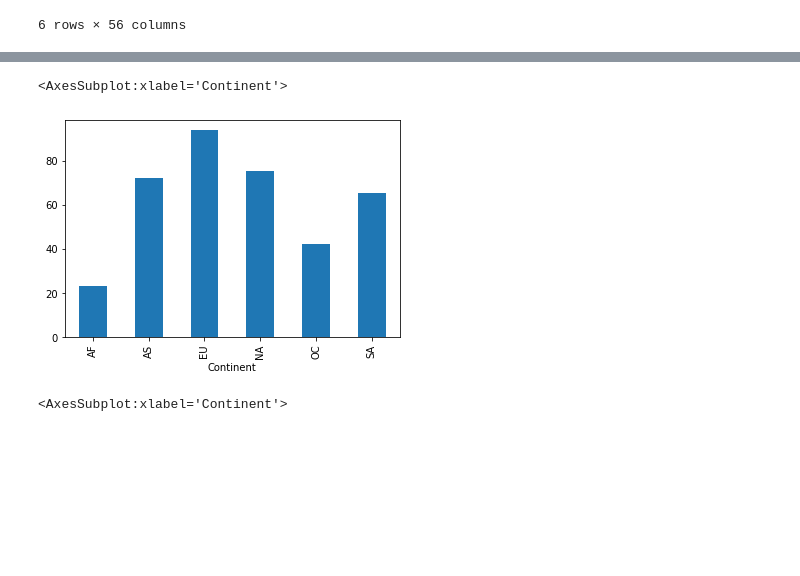
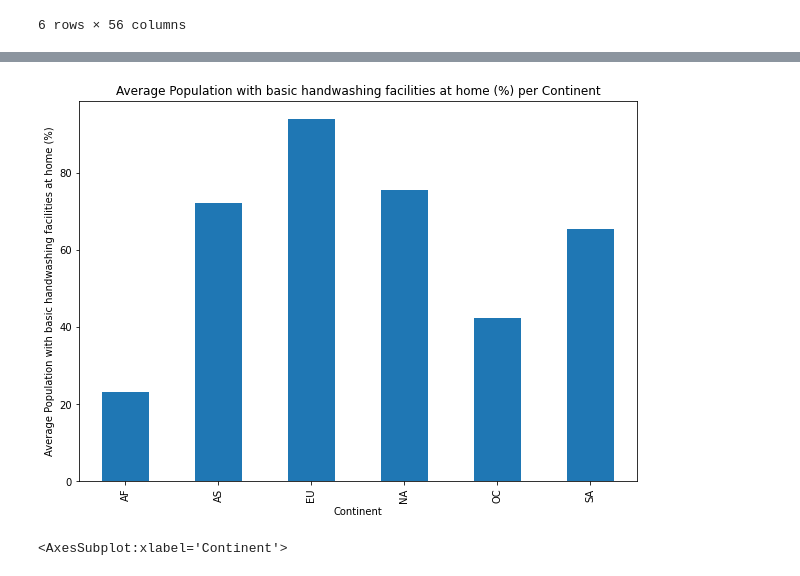
Before and after one commit to saiyidmkazmi/Project1-LifeExpectancy-, a Jupyter notebook: main.ipynb, the cells around one changed output, grey strips where cells are left out. Drawn from its saved outputs; the diff is of its cells as text; code cells hidden in the pictures; blank space fills up the shorter version.

```diff
--- a/main.ipynb
+++ b/main.ipynb
@@ -288,8 +292,11 @@ final_df.groupby(["Continent"])["Pharmicists Per 10,000"].mean().plot(kind = 'ba
 # %%
+plt.figure(figsize = (10, 7))
 final_df.groupby(["Continent"])["Population with basic handwashing facilities at home (%)"].mean().plot(kind = 'bar')
+plt.ylabel("Average Population with basic handwashing facilities at home (%)")
+plt.title("Average Population with basic handwashing facilities at home (%) per Continent")
+plt.show()
 # %% [output]
-<AxesSubplot:xlabel='Continent'>
-[figure, old version]
+[figure, new version]
 # %%
 final_df.groupby(["Continent"])["Life Expectancy"].mean().plot(kind = 'bar')
 # %% [output]
```
Also changed, not shown: parts of 14 cells of this notebook, 20 other files.
